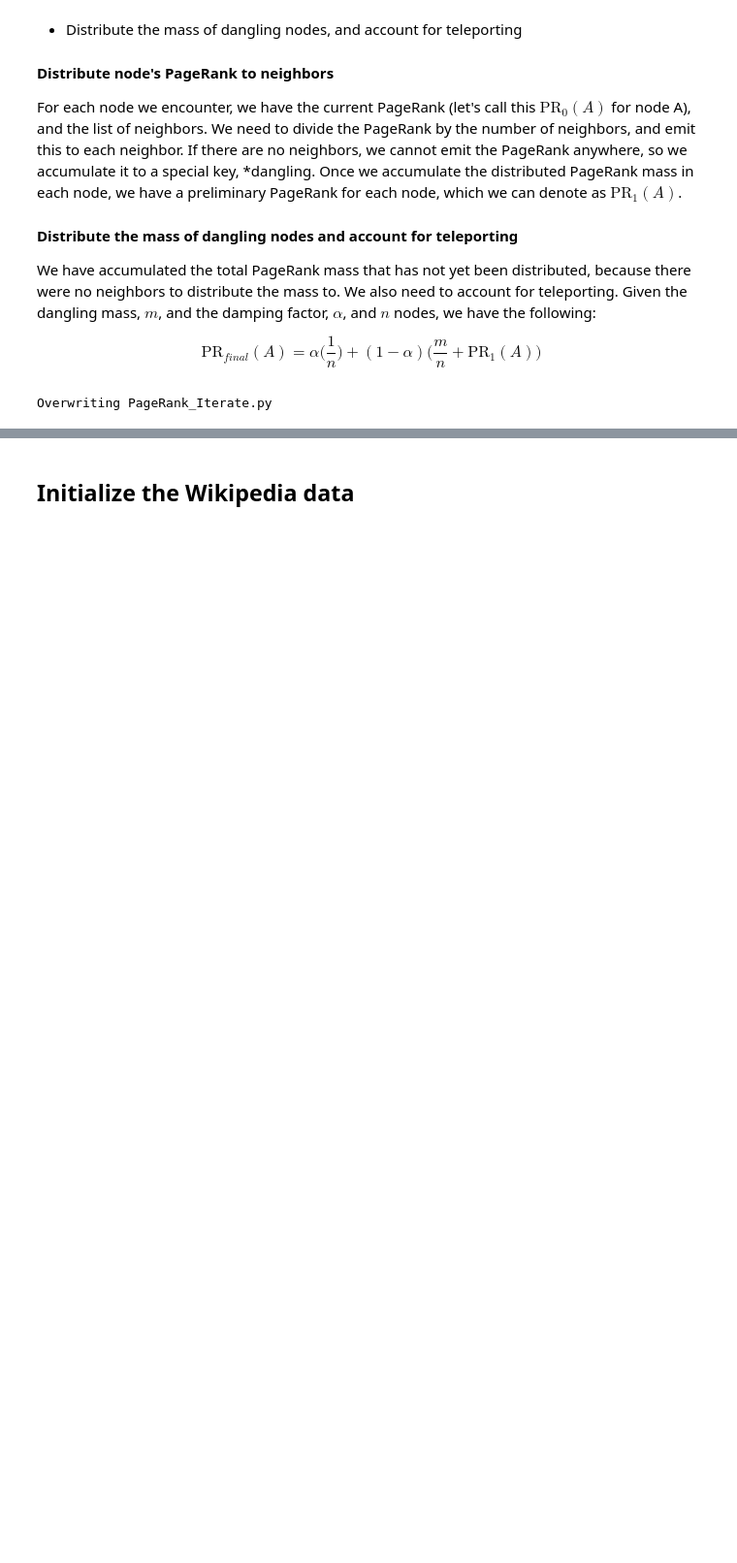
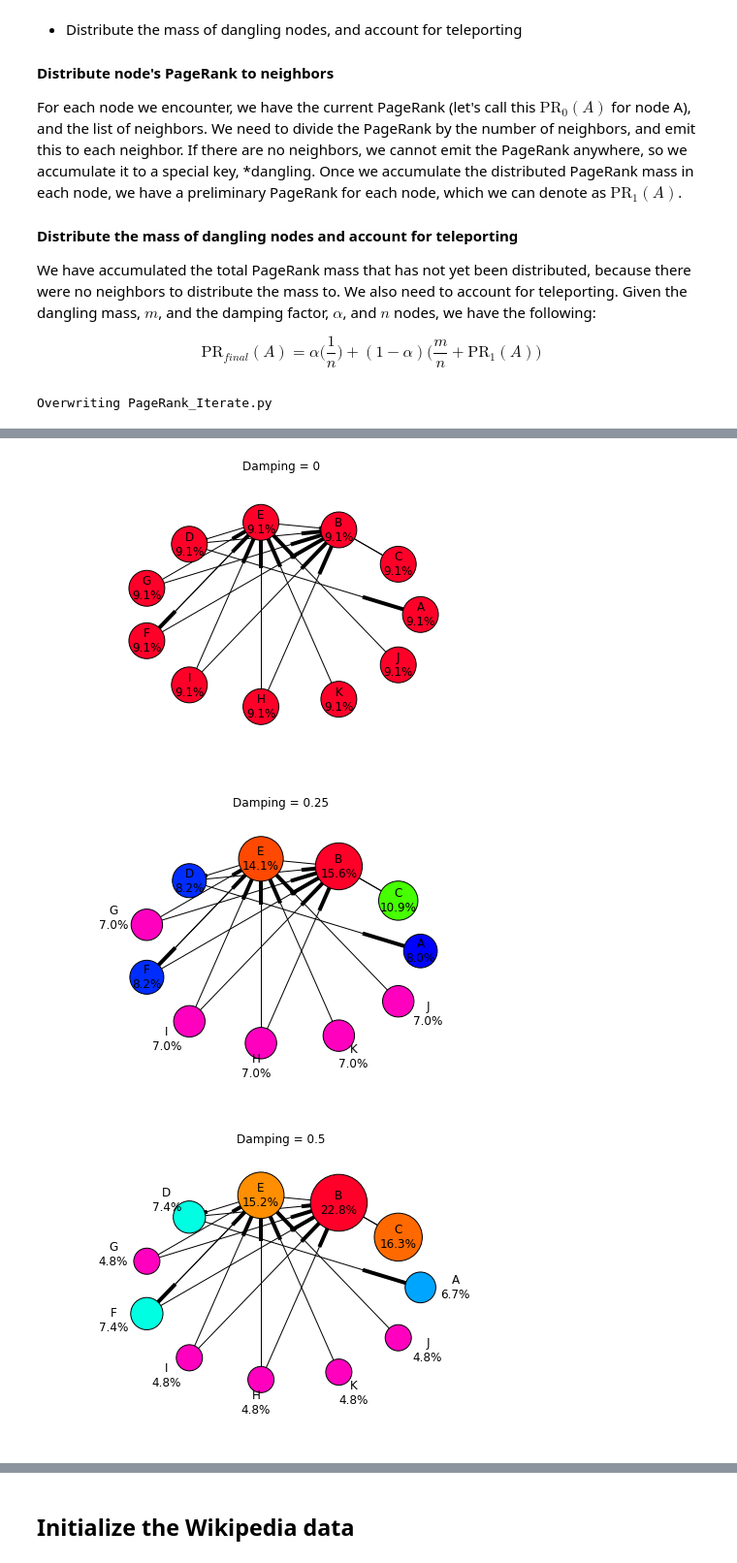
Before and after one commit to mseltz/W261-Fall2016, a Jupyter notebook: Week09/MIDS-W261-2016-HWK-Week09-Seltzer.ipynb, the cells around one changed output, grey strips where cells are left out. Shown at 97% size. Saved outputs shown, nothing was run; the diff lists cells and outputs as text; code cells hidden in the pictures; blank space fills up the shorter version.

```diff
--- a/Week09/MIDS-W261-2016-HWK-Week09-Seltzer.ipynb
+++ b/Week09/MIDS-W261-2016-HWK-Week09-Seltzer.ipynb
@@ -261,6 +264,7 @@ class iterate(MRJob):
         super(iterate, self).configure_options()
         self.add_passthrough_option('--numNodes', default=1, type='int')
         self.add_passthrough_option('--alpha', default=0.15, type='float')
+        self.add_passthrough_option('--iterations', default=1, type='int')
 
     """
     Mapper: Distribute PageRank mass to all neighbors
@@ -332,7 +336,7 @@ class iterate(MRJob):
     def mapper_dangle(self, key, value):
         a = self.options.alpha
         n = self.options.numNodes
-        new_PageRank = a * (1 / n) + (1 - a) * (self.m / n + value[1])
+        new_PageRank = (1 - a) / n + a * (self.m / n + value[1])
         yield key, (value[0], new_PageRank)
 
 
@@ -340,12 +344,12 @@ class iterate(MRJob):
     Multi-step pipeline
     """
     def steps(self):
-        return [
+        return ([
             MRStep(mapper=self.mapper_dist,
                    reducer=self.reducer_dist),
             MRStep(mapper_init=self.mapper_dangle_init,
                    mapper=self.mapper_dangle)
-            ]
+            ] * self.options.iterations)
 
 if __name__ == '__main__':
     iterate.run()
@@ -422,0 +470,14 @@ iteratePR(inputFile, n, 0.15, 'local', outputDir, k)
+# %%
+inputFile = 'PageRank-testInitialized.txt'
+outputDir = 'PageRank-result.txt'
+k = 30
+
+damping = [0, 0.25, 0.5, 0.75, 0.85, 1]
+
+for d in damping:
+    iteratePR(inputFile, n, d, 'local', outputDir, k, False)
+    createGraph(outputDir, d)
+# %% [output]
+[figure, added]
+[figure, added]
+[figure, added]
```
Also changed, not shown: parts of 8 cells of this notebook, 7 other files.
